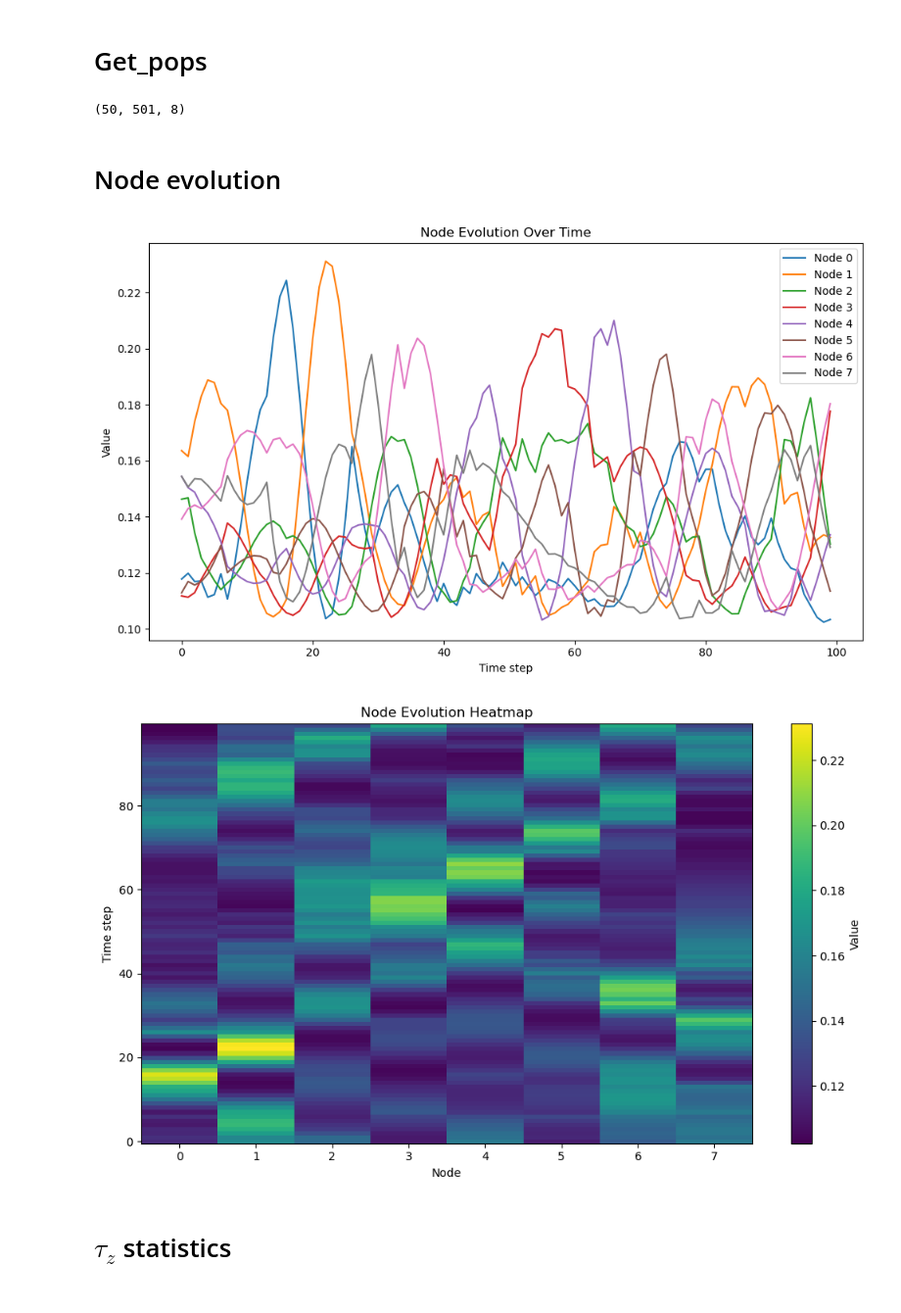
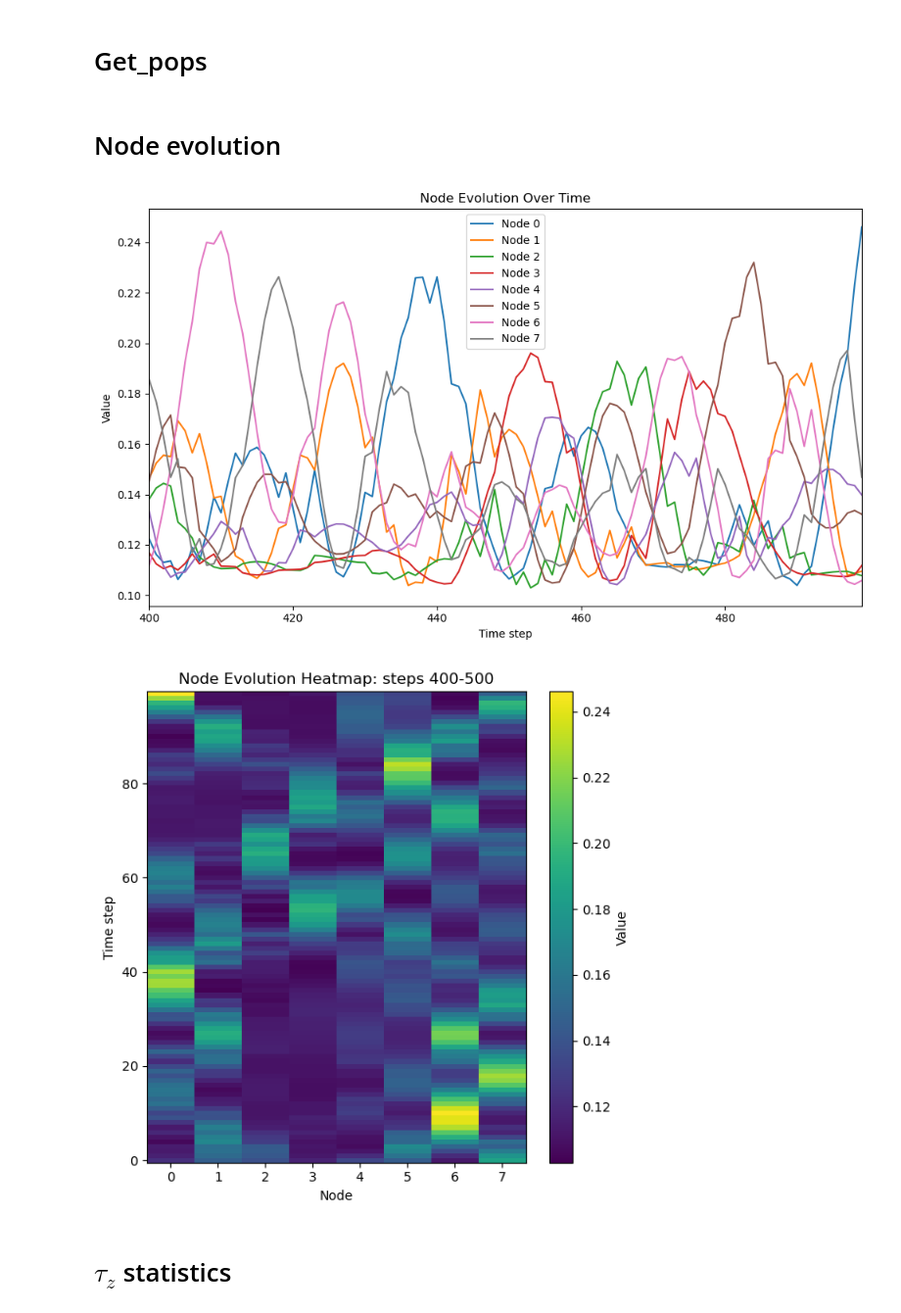
Before and after one commit to UnnatiAkhouri/QuNet, a Jupyter notebook: QuNet_bootcamp_2025/Session_7/NM_evolution.ipynb, the cells around one changed output. Shown at 98% size. Cells and saved outputs as stored; diff of their text form; code cells hidden in the pictures.

Commit message:
NM evolution stats plots

```diff
--- a/QuNet_bootcamp_2025/Session_7/NM_evolution.ipynb
+++ b/QuNet_bootcamp_2025/Session_7/NM_evolution.ipynb
@@ -109,41 +109,49 @@ def get_pops(data, n_qubits, connectivity,update_rule):
     return(np.array(result))
 # %%
 pops_NM_0_0_2_2 = get_pops(newdata_0_0_2_2, 8, "c2_2local", "NonMarkovian")
-# %%
-pops_NM_0_0_2_2.shape
-# %% [output]
-(50, 501, 8)
 # %% [markdown]
 # Node evolution
 # %%
-def plot_node_evolution(data):
+def plot_node_evolution(data, steps_range = None):
+    '''
+    TODO: docstring
+    '''
     data = np.asarray(data)
-    time_steps, num_nodes = data.shape
+
+    # if steps_range are not given, assume we're plotting entire evolution
+    if not steps_range:
+        time_steps, num_nodes = data.shape
+        steps_range = (0, time_steps)
+    else:
+        data = data[steps_range[0]:steps_range[1]]
+        time_steps, num_nodes = data.shape
 
     # Line plot: evolution of each node
     plt.figure(figsize=(10, 6))
     for i in range(num_nodes):
-        plt.plot(range(time_steps), data[:, i], label=f'Node {i}')
+        plt.plot(range(steps_range[0],steps_range[1]), data[:, i], label=f'Node {i}')
     plt.xlabel('Time step')
     plt.ylabel('Value')
+    plt.xlim(steps_range[0],steps_range[1]-1)
     plt.title('Node Evolution Over Time')
     plt.legend()
     plt.tight_layout()
     plt.show()
 
     # Heatmap: time vs node
-    plt.figure(figsize=(10, 6))
+    plt.figure(figsize=(6, 6))
     plt.imshow(data, aspect='auto', cmap='viridis', origin='lower')
     plt.colorbar(label='Value')
     plt.xlabel('Node')
     plt.ylabel('Time step')
-    plt.title('Node Evolution Heatmap')
+    plt.title(f'Node Evolution Heatmap: steps {steps_range[0]}-{steps_range[1]}')
     plt.tight_layout()
     plt.show()
-plot_node_evolution(pops_NM_0_0_2_2[11][200:300])
+
+plot_node_evolution(pops_NM_0_0_2_2[11], steps_range=(400,500))
 # %% [output]
-[figure, old version]
+[figure, new version]
-[figure, old version]
+[figure, new version]
 # %% [markdown]
 # $\tau_z$ statistics
 # %%
```
Also changed, not shown: parts of 8 cells of this notebook.
